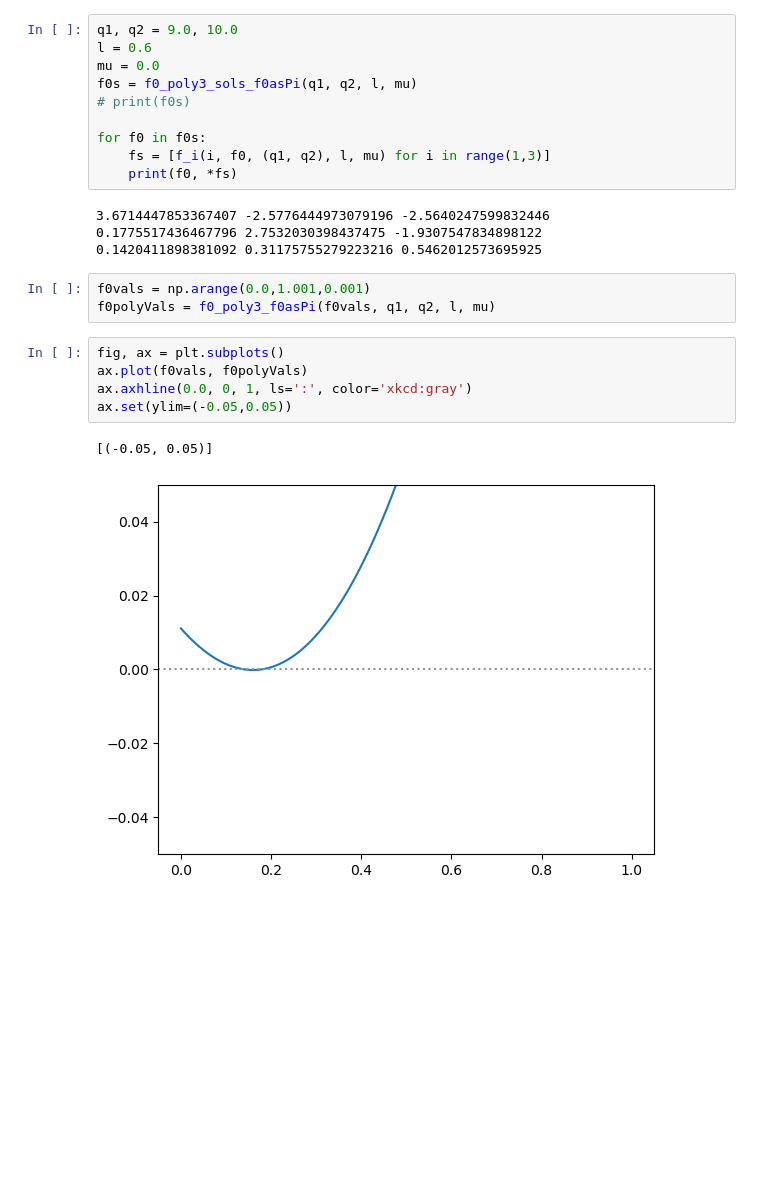
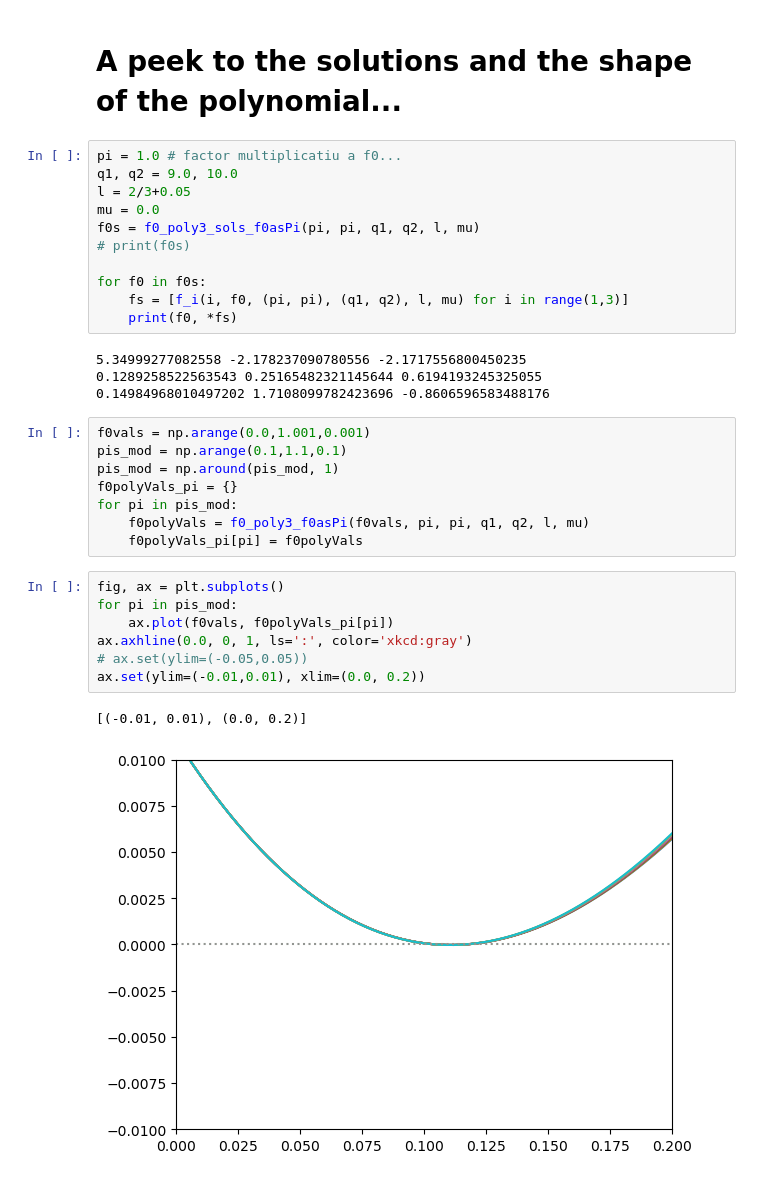
Before and after one commit to dmarchp/TFM_code, a Jupyter notebook: det_sols_f0_as_pi/f0poly_sols_proves.ipynb, the cells around one changed output. Drawn from its saved outputs; the diff is of its cells as text; blank space fills up the shorter version.

```diff
--- a/det_sols_f0_as_pi/f0poly_sols_proves.ipynb
+++ b/det_sols_f0_as_pi/f0poly_sols_proves.ipynb
@@ -64,28 +72,38 @@ def f_i(i, f0, qs, l, mu):
         fi = float('nan')
     # return (1-l)*pis[i-1]/(rs[i-1]/f0-l)
     return fi
+# %% [markdown]
+# A peek to the solutions and the shape of the polynomial...
 # %%
+pi = 1.0 # factor multiplicatiu a f0...
 q1, q2 = 9.0, 10.0
-l = 0.6
+l = 2/3+0.05
 mu = 0.0
-f0s = f0_poly3_sols_f0asPi(q1, q2, l, mu)
+f0s = f0_poly3_sols_f0asPi(pi, pi, q1, q2, l, mu)
 # print(f0s)
 
 for f0 in f0s:
-    fs = [f_i(i, f0, (q1, q2), l, mu) for i in range(1,3)]
+    fs = [f_i(i, f0, (pi, pi), (q1, q2), l, mu) for i in range(1,3)]
     print(f0, *fs)
 # %% [output]
-3.6714447853367407 -2.5776444973079196 -2.5640247599832446
-0.1775517436467796 2.7532030398437475 -1.9307547834898122
-0.1420411898381092 0.31175755279223216 0.5462012573695925
+5.34999277082558 -2.178237090780556 -2.1717556800450235
+0.1289258522563543 0.25165482321145644 0.6194193245325055
+0.14984968010497202 1.7108099782423696 -0.8606596583488176
 # %%
 f0vals = np.arange(0.0,1.001,0.001)
-f0polyVals = f0_poly3_f0asPi(f0vals, q1, q2, l, mu)
+pis_mod = np.arange(0.1,1.1,0.1)
+pis_mod = np.around(pis_mod, 1)
+f0polyVals_pi = {}
+for pi in pis_mod:
+    f0polyVals = f0_poly3_f0asPi(f0vals, pi, pi, q1, q2, l, mu)
+    f0polyVals_pi[pi] = f0polyVals
 # %%
 fig, ax = plt.subplots()
-ax.plot(f0vals, f0polyVals)
+for pi in pis_mod:
+    ax.plot(f0vals, f0polyVals_pi[pi])
 ax.axhline(0.0, 0, 1, ls=':', color='xkcd:gray')
-ax.set(ylim=(-0.05,0.05))
+# ax.set(ylim=(-0.05,0.05))
+ax.set(ylim=(-0.01,0.01), xlim=(0.0, 0.2))
 # %% [output]
-[(-0.05, 0.05)]
+[(-0.01, 0.01), (0.0, 0.2)]
-[figure, old version]
+[figure, new version]
```
Also changed, not shown: parts of 10 cells of this notebook, 2 other files.
